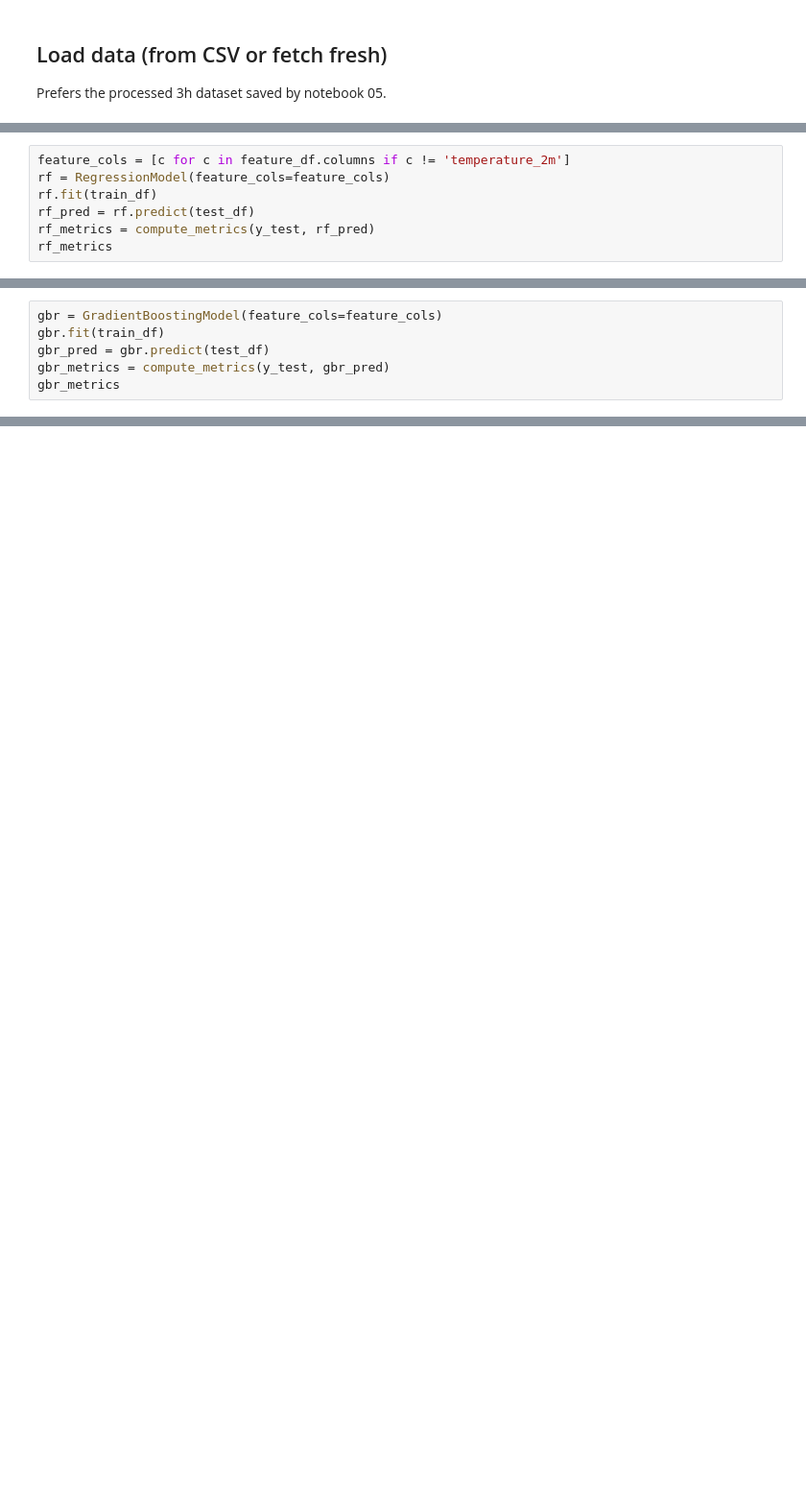
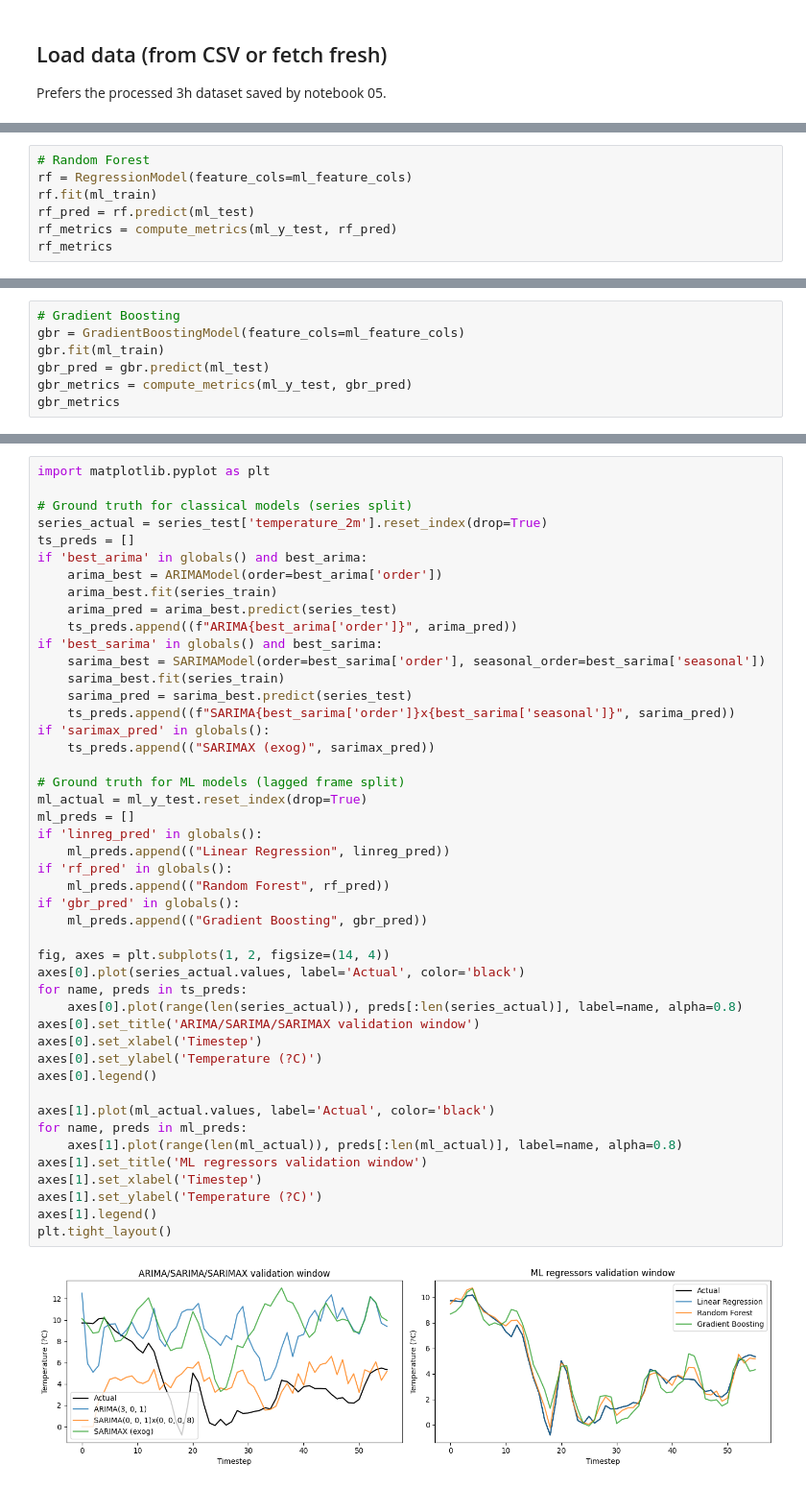
Before and after one commit to 2025-2026-estia-bihar/manuelli_laurent_projet_final, a Jupyter notebook: notebooks/06_weather_timeseries_modeling.ipynb, the cells around one changed output, grey strips where cells are left out. Shown: that part at 96% size. Saved outputs shown, nothing was run; the diff lists cells and outputs as text; blank space fills up the shorter version.

```diff
--- a/notebooks/06_weather_timeseries_modeling.ipynb
+++ b/notebooks/06_weather_timeseries_modeling.ipynb
@@ -115,8 +337,8 @@ Compare RandomForest and GradientBoosting baselines.
 # %%
-feature_cols = [c for c in feature_df.columns if c != 'temperature_2m']
-rf = RegressionModel(feature_cols=feature_cols)
-rf.fit(train_df)
-rf_pred = rf.predict(test_df)
-rf_metrics = compute_metrics(y_test, rf_pred)
+# Random Forest
+rf = RegressionModel(feature_cols=ml_feature_cols)
+rf.fit(ml_train)
+rf_pred = rf.predict(ml_test)
+rf_metrics = compute_metrics(ml_y_test, rf_pred)
 rf_metrics
 # %% [output]
@@ -124,6 +348,7 @@ TypeError: float() argument must be a string or a real number, not 'Timestamp'
 # %%
-gbr = GradientBoostingModel(feature_cols=feature_cols)
-gbr.fit(train_df)
-gbr_pred = gbr.predict(test_df)
-gbr_metrics = compute_metrics(y_test, gbr_pred)
+# Gradient Boosting
+gbr = GradientBoostingModel(feature_cols=ml_feature_cols)
+gbr.fit(ml_train)
+gbr_pred = gbr.predict(ml_test)
+gbr_metrics = compute_metrics(ml_y_test, gbr_pred)
 gbr_metrics
@@ -132,0 +362,48 @@ Inspect error distribution for the best model (replace here with SARIMA).
+# %%
+import matplotlib.pyplot as plt
+
+# Ground truth for classical models (series split)
+series_actual = series_test['temperature_2m'].reset_index(drop=True)
+ts_preds = []
+if 'best_arima' in globals() and best_arima:
+    arima_best = ARIMAModel(order=best_arima['order'])
+    arima_best.fit(series_train)
+    arima_pred = arima_best.predict(series_test)
+    ts_preds.append((f"ARIMA{best_arima['order']}", arima_pred))
+if 'best_sarima' in globals() and best_sarima:
+    sarima_best = SARIMAModel(order=best_sarima['order'], seasonal_order=best_sarima['seasonal'])
+    sarima_best.fit(series_train)
+    sarima_pred = sarima_best.predict(series_test)
+    ts_preds.append((f"SARIMA{best_sarima['order']}x{best_sarima['seasonal']}", sarima_pred))
+if 'sarimax_pred' in globals():
+    ts_preds.append(("SARIMAX (exog)", sarimax_pred))
+
+# Ground truth for ML models (lagged frame split)
+ml_actual = ml_y_test.reset_index(drop=True)
+ml_preds = []
+if 'linreg_pred' in globals():
+    ml_preds.append(("Linear Regression", linreg_pred))
+if 'rf_pred' in globals():
+    ml_preds.append(("Random Forest", rf_pred))
+if 'gbr_pred' in globals():
+    ml_preds.append(("Gradient Boosting", gbr_pred))
+
+fig, axes = plt.subplots(1, 2, figsize=(14, 4))
+axes[0].plot(series_actual.values, label='Actual', color='black')
+for name, preds in ts_preds:
+    axes[0].plot(range(len(series_actual)), preds[:len(series_actual)], label=name, alpha=0.8)
+axes[0].set_title('ARIMA/SARIMA/SARIMAX validation window')
+axes[0].set_xlabel('Timestep')
+axes[0].set_ylabel('Temperature (?C)')
+axes[0].legend()
+
+axes[1].plot(ml_actual.values, label='Actual', color='black')
+for name, preds in ml_preds:
+    axes[1].plot(range(len(ml_actual)), preds[:len(ml_actual)], label=name, alpha=0.8)
+axes[1].set_title('ML regressors validation window')
+axes[1].set_xlabel('Timestep')
+axes[1].set_ylabel('Temperature (?C)')
+axes[1].legend()
+plt.tight_layout()
+# %% [output]
+[figure, added]
```
Also changed, not shown: parts of 29 cells of this notebook, 33 other files.
